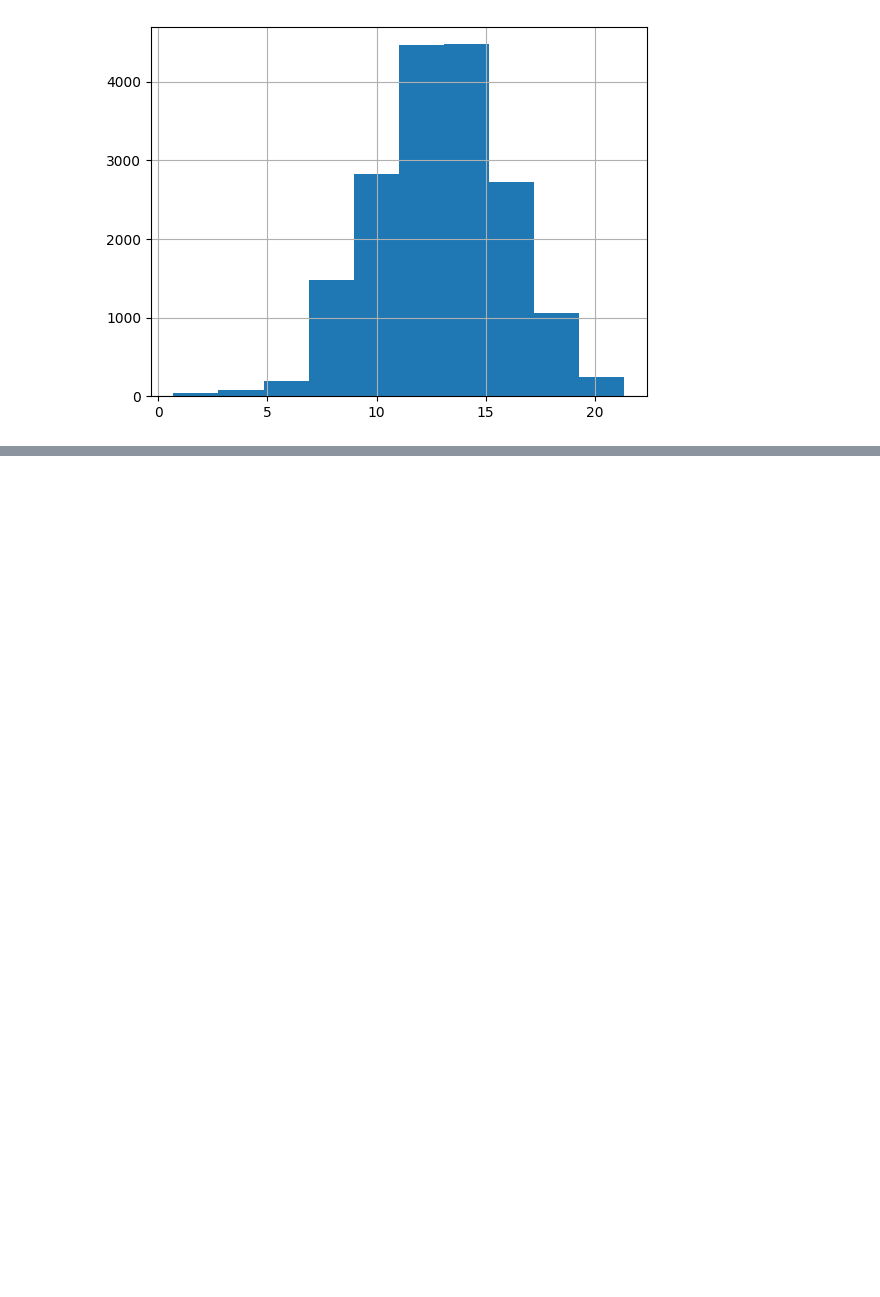
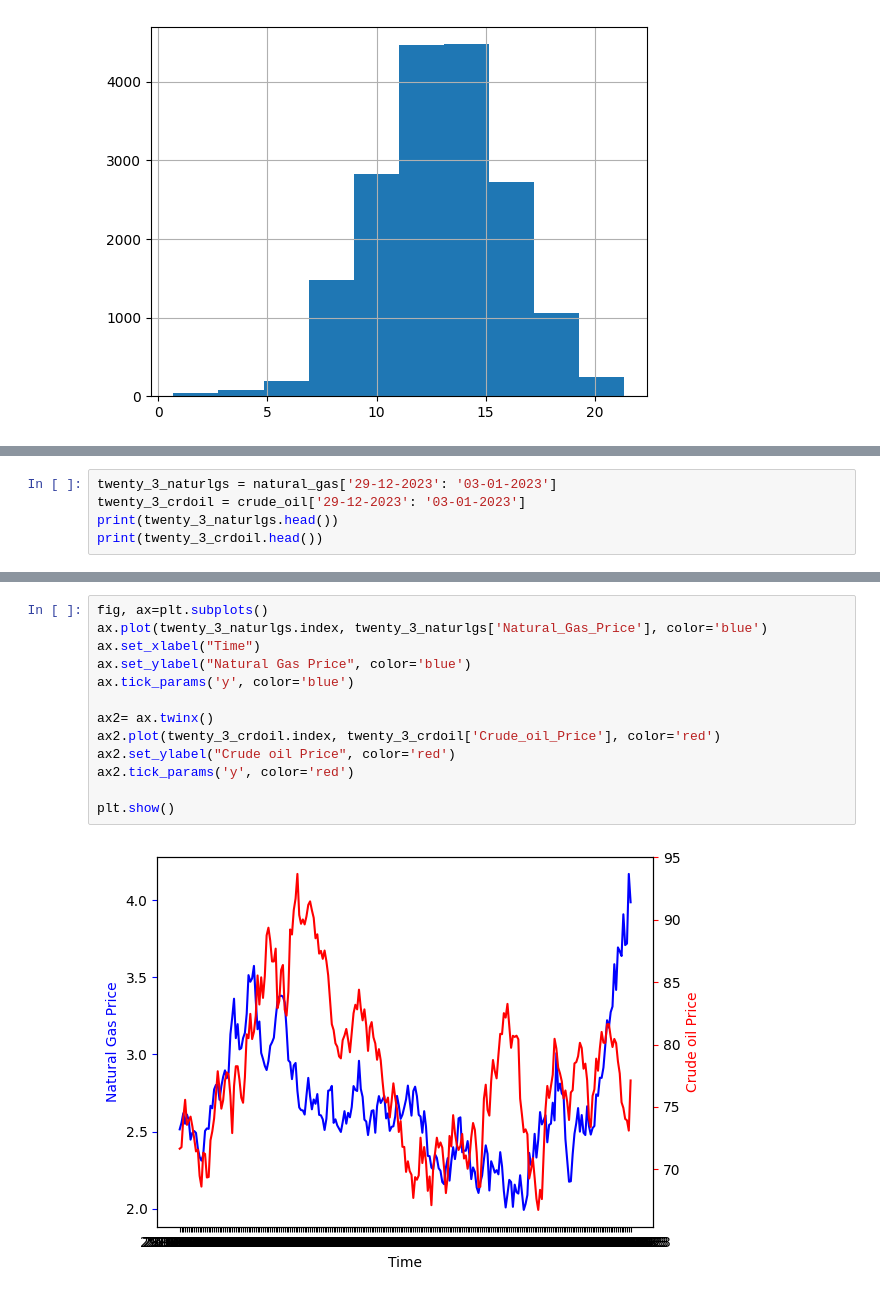
Before and after one commit to HABUDANHAYABK/Associate-Data-Scientist-in-Python, a Jupyter notebook: Data_Visualization_with_Matplotlib/Plotting_timeseries.ipynb, the cells around one changed output, grey strips where cells are left out. Drawn from its saved outputs; the diff is of its cells as text; blank space fills up the shorter version.

```diff
--- a/Data_Visualization_with_Matplotlib/Plotting_timeseries.ipynb
+++ b/Data_Visualization_with_Matplotlib/Plotting_timeseries.ipynb
@@ -119,0 +145,5 @@ co2_emission['log_emission'].hist()
+# %%
+twenty_3_naturlgs = natural_gas['29-12-2023': '03-01-2023']
+twenty_3_crdoil = crude_oil['29-12-2023': '03-01-2023']
+print(twenty_3_naturlgs.head())
+print(twenty_3_crdoil.head())
@@ -119,0 +165,15 @@ co2_emission['log_emission'].hist()
+# %%
+fig, ax=plt.subplots()
+ax.plot(twenty_3_naturlgs.index, twenty_3_naturlgs['Natural_Gas_Price'], color='blue')
+ax.set_xlabel("Time")
+ax.set_ylabel("Natural Gas Price", color='blue')
+ax.tick_params('y', color='blue')
+
+ax2= ax.twinx()
+ax2.plot(twenty_3_crdoil.index, twenty_3_crdoil['Crude_oil_Price'], color='red')
+ax2.set_ylabel("Crude oil Price", color='red')
+ax2.tick_params('y', color='red')
+
+plt.show()
+# %% [output]
+[figure, added]
```
Also changed, not shown: parts of 11 cells of this notebook.
